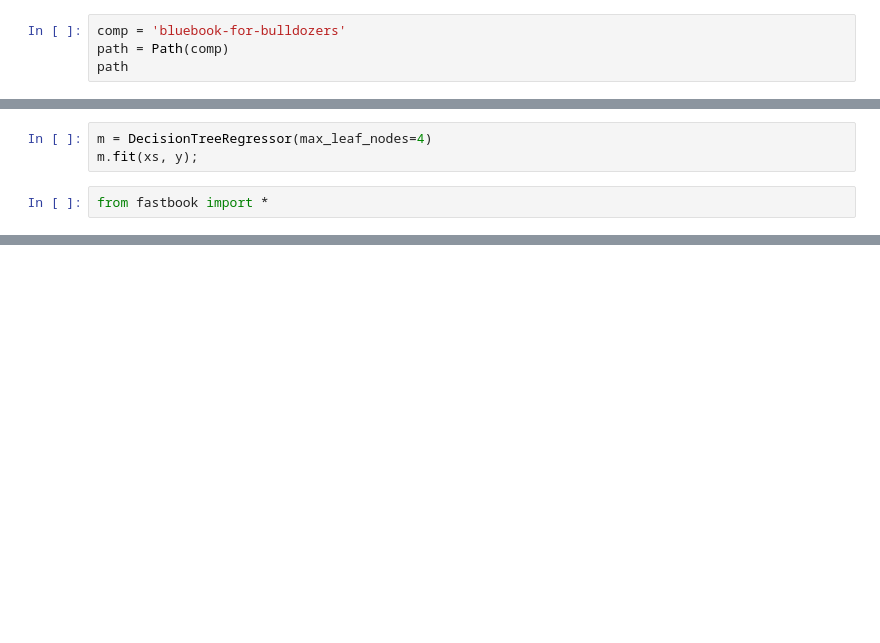
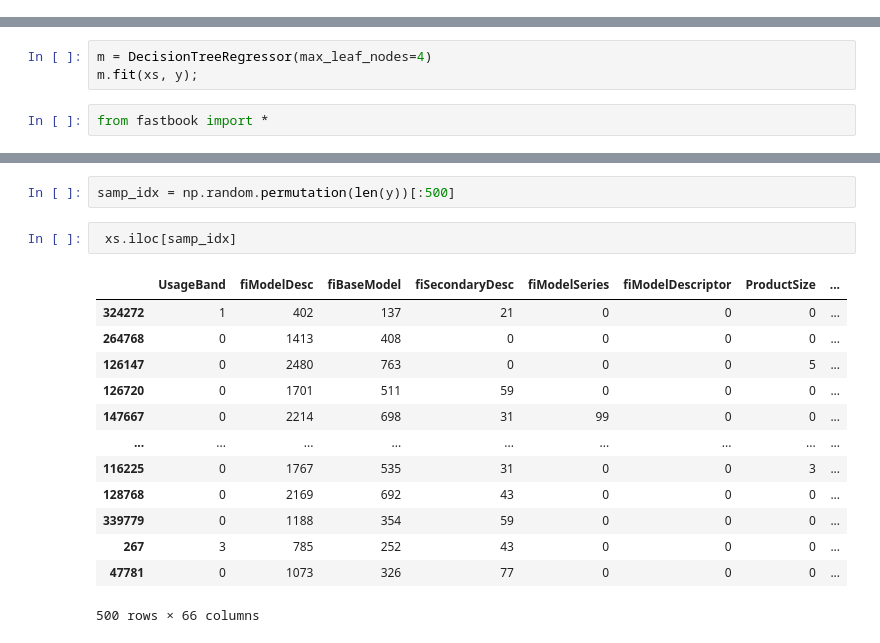
Before and after one commit to PawanKumar18/Bulldozer-Price-Prediction, a Jupyter notebook: predict-bulldozer-price.ipynb, the cells around one changed output, grey strips where cells are left out. Cells and saved outputs as stored; diff of their text form; blank space fills up the shorter version.

```diff
--- a/predict-bulldozer-price.ipynb
+++ b/predict-bulldozer-price.ipynb
@@ -60,4 +52,0 @@ print(data)
-# %%
-comp = 'bluebook-for-bulldozers'
-path = Path(comp)
-path
@@ -262,3 +249,21 @@ from fastbook import *
 draw_tree(m, xs, size=10, leaves_parallel=True, precision=2)
 # %% [output]
 [drawing not drawn]
+# %%
+samp_idx = np.random.permutation(len(y))[:500]
+# %%
+ xs.iloc[samp_idx]
+# %% [output]
+|  | UsageBand | fiModelDesc | fiBaseModel | fiSecondaryDesc | fiModelSeries | fiModelDescriptor | ProductSize | ... |
+| 324272 | 1 | 402 | 137 | 21 | 0 | 0 | 0 | ... |
+| 264768 | 0 | 1413 | 408 | 0 | 0 | 0 | 0 | ... |
+| 126147 | 0 | 2480 | 763 | 0 | 0 | 0 | 5 | ... |
+| 126720 | 0 | 1701 | 511 | 59 | 0 | 0 | 0 | ... |
+| 147667 | 0 | 2214 | 698 | 31 | 99 | 0 | 0 | ... |
+| ... | ... | ... | ... | ... | ... | ... | ... | ... |
+| 116225 | 0 | 1767 | 535 | 31 | 0 | 0 | 3 | ... |
+| 128768 | 0 | 2169 | 692 | 43 | 0 | 0 | 0 | ... |
+| 339779 | 0 | 1188 | 354 | 59 | 0 | 0 | 0 | ... |
+| 267 | 3 | 785 | 252 | 43 | 0 | 0 | 0 | ... |
+| 47781 | 0 | 1073 | 326 | 77 | 0 | 0 | 0 | ... |
+500 rows × 66 columns
```
Also changed, not shown: parts of 27 cells of this notebook.
